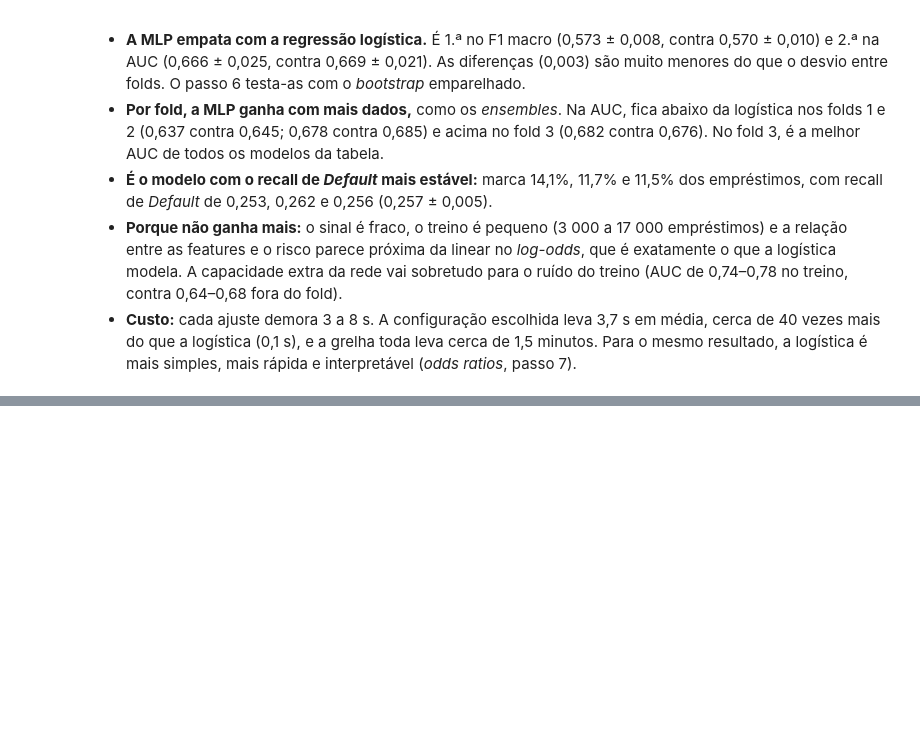
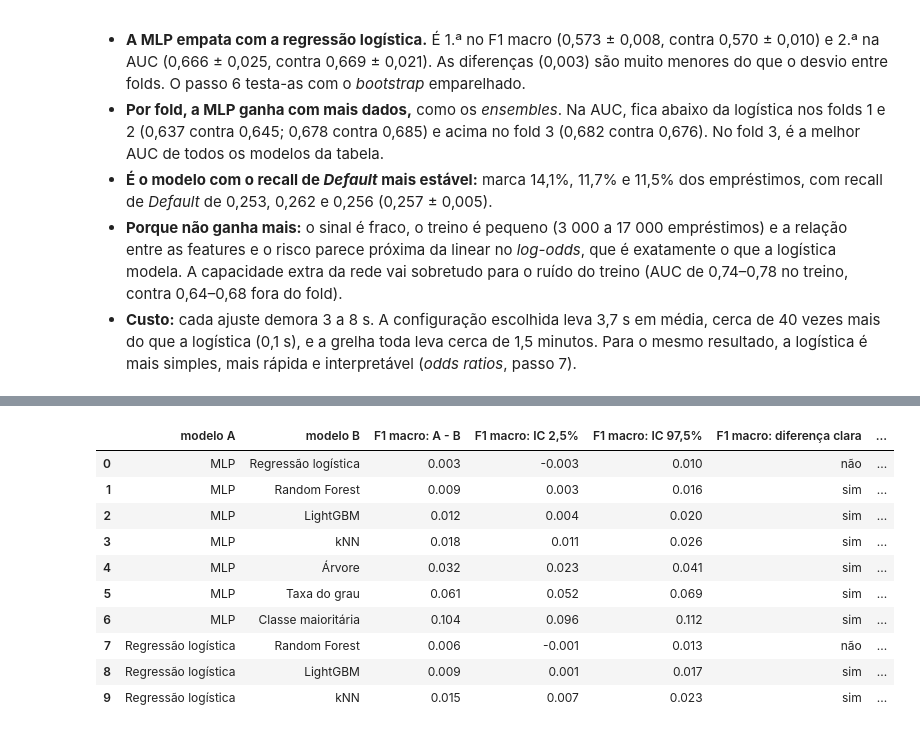
Before and after one commit to JoaoPSVieira/projeto-cd-lending-club, a Jupyter notebook: notebooks/04c_classificacao.ipynb, the cells around one changed output, grey strips where cells are left out. Cells and saved outputs as stored; diff of their text form; code cells hidden in the pictures; blank space fills up the shorter version.

```diff
--- a/notebooks/04c_classificacao.ipynb
+++ b/notebooks/04c_classificacao.ipynb
@@ -936,0 +1109,60 @@ runner.comparison_table()
+# %%
+# Bootstrap emparelhado (1000 reamostragens) das previsões fora do fold
+reference = chosen[order[0]]["oof"]
+assert all((chosen[model]["oof"]["row"].to_numpy() == reference["row"].to_numpy()).all() for model in order)
+y01 = reference["y_true"].eq("Default").to_numpy()
+folds = reference["fold"].to_numpy()
+
+
+def fold_mean_auc(y, score):
+    """AUC média dos 3 folds. score: coluna 0 = probabilidade de Default, coluna 1 = fold."""
+    return np.mean([roc_auc_score(y[score[:, 1] == k], score[score[:, 1] == k, 0]) for k in (1, 2, 3)])
+
+
+def fold_mean_f1(y, score):
+    """F1 macro médio dos 3 folds. score: coluna 0 = Default previsto (0/1) com o limiar, coluna 1 = fold."""
+    values = []
+    for k in (1, 2, 3):
+        mask = score[:, 1] == k
+        actual, predicted = y[mask].astype(bool), score[mask, 0].astype(bool)
+        tp, fp, fn = (actual & predicted).sum(), (~actual & predicted).sum(), (actual & ~predicted).sum()
+        tn = mask.sum() - tp - fp - fn
+        values.append((2 * tp / (2 * tp + fp + fn) + 2 * tn / (2 * tn + fn + fp)) / 2)
+    return np.mean(values)
+
+
+scores = {}
+for model in order:
+    p = chosen[model]["oof"]["p_default"].to_numpy()
+    scores[model] = {"F1 macro": np.column_stack([(p >= chosen[model]["threshold"]).astype(float), folds]),
+                     "AUC": np.column_stack([p, folds])}
+    # as duas funções dão exatamente os valores da tabela
+    assert np.isclose(fold_mean_f1(y01, scores[model]["F1 macro"]), best.loc[model, "f1_macro_mean"])
+    assert np.isclose(fold_mean_auc(y01, scores[model]["AUC"]), best.loc[model, "auc_mean"])
+
+rows = []
+for a, others in [(order[0], order[1:]), ("Regressão logística", ["Random Forest", "LightGBM", "kNN"])]:
+    for b in others:
+        row = {"modelo A": a, "modelo B": b}
+        for name, metric in [("F1 macro", fold_mean_f1), ("AUC", fold_mean_auc)]:
+            diff = paired_bootstrap_diff(metric, y01, scores[a][name], scores[b][name], n_boot=1000)
+            row[f"{name}: A - B"] = diff["estimate"]
+            row[f"{name}: IC 2,5%"] = diff["low"]
+            row[f"{name}: IC 97,5%"] = diff["high"]
+            row[f"{name}: diferença clara"] = "sim" if diff["low"] > 0 or diff["high"] < 0 else "não"
+        rows.append(row)
+boot = pd.DataFrame(rows)
+boot.to_csv(runner.results_dir / "classification_bootstrap.csv", index=False)
+boot.round(3)
+# %% [output]
+|  | modelo A | modelo B | F1 macro: A - B | F1 macro: IC 2,5% | F1 macro: IC 97,5% | F1 macro: diferença clara | ... |
+| 0 | MLP | Regressão logística | 0.003 | -0.003 | 0.010 | não | ... |
+| 1 | MLP | Random Forest | 0.009 | 0.003 | 0.016 | sim | ... |
+| 2 | MLP | LightGBM | 0.012 | 0.004 | 0.020 | sim | ... |
+| 3 | MLP | kNN | 0.018 | 0.011 | 0.026 | sim | ... |
+| 4 | MLP | Árvore | 0.032 | 0.023 | 0.041 | sim | ... |
+| 5 | MLP | Taxa do grau | 0.061 | 0.052 | 0.069 | sim | ... |
+| 6 | MLP | Classe maioritária | 0.104 | 0.096 | 0.112 | sim | ... |
+| 7 | Regressão logística | Random Forest | 0.006 | -0.001 | 0.013 | não | ... |
+| 8 | Regressão logística | LightGBM | 0.009 | 0.001 | 0.017 | sim | ... |
+| 9 | Regressão logística | kNN | 0.015 | 0.007 | 0.023 | sim | ... |
```
Also changed, not shown: parts of 12 cells of this notebook, 4 other files.
